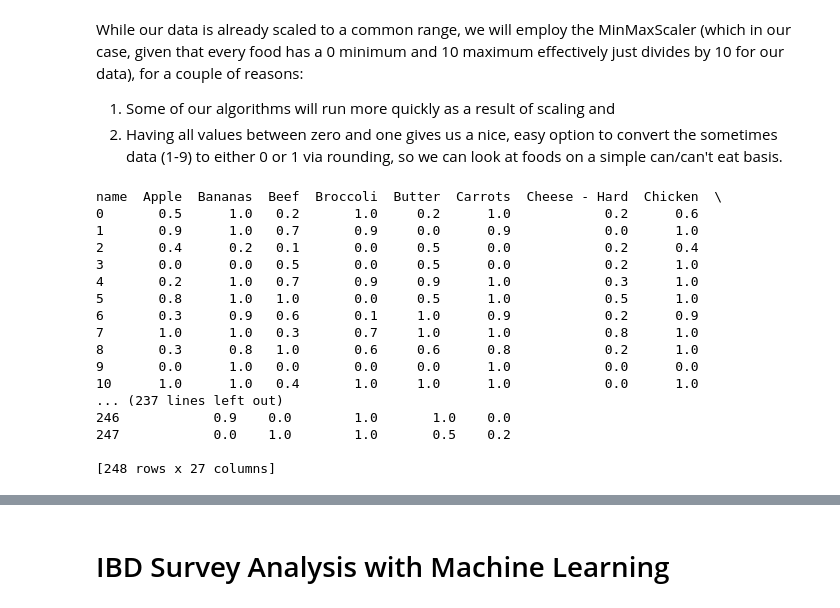
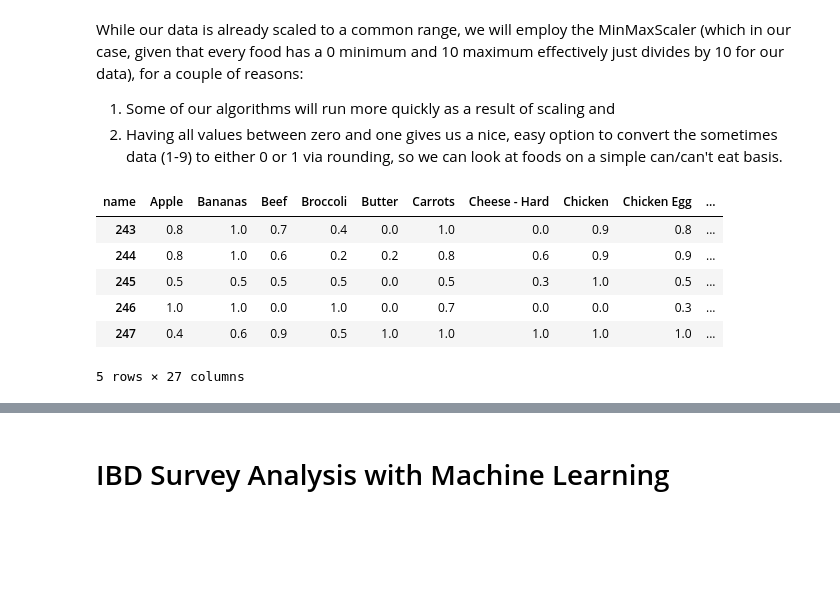
Before and after one commit to ZaxR/ibd_diet_analysis, a Jupyter notebook: IBD Diet Analysis.ipynb, the cells around one changed output, grey strips where cells are left out. Cells and saved outputs as stored; diff of their text form; code cells hidden in the pictures; blank space fills up the shorter version.

```diff
--- a/IBD Diet Analysis.ipynb
+++ b/IBD Diet Analysis.ipynb
@@ -309,44 +310,27 @@ With that, we have a fully scrubbed data set to work with. Our one last step is
 While our data is already scaled to a common range, we will employ the MinMaxScaler (which in our case, given that every food has a 0 minimum and 10 maximum effectively just divides by 10 for our data), for a couple of reasons:
 1. Some of our algorithms will run more quickly as a result of scaling and
 2. Having all values between zero and one gives us a nice, easy option to convert the sometimes data (1-9) to either 0 or 1 via rounding, so we can look at foods on a simple can/can't eat basis.
-# %%
-from sklearn import preprocessing
-
-min_max_scaler = preprocessing.MinMaxScaler()
-df_answered_pivot_scaled = min_max_scaler.fit_transform(df_before_preprocessing)
-
-df_final_27foods = pd.DataFrame(df_answered_pivot_scaled, columns=df_before_preprocessing.columns)
-print(df_final_27foods)
-
-
-# also plot histograms for all foods; add normal distribution line
-
-#df_answered_pivot.plot.hist(layout=(125,2))
-#plt.show()
-
-# f, axes = plt.subplots(125,2, figsize=(7,7), sharex=True)
-# sns.distplot(df_answered_pivot.dropna(), kde=True, color='b', ax=axes)
-# plt.show()
-
-# for column in df_answered_pivot.columns:
-#     print(type(column), column)
-#     sns.distplot(df_answered_pivot[column].dropna())
-#     plt.show()
-# %% [output]
-name  Apple  Bananas  Beef  Broccoli  Butter  Carrots  Cheese - Hard  Chicken  \
-0       0.5      1.0   0.2       1.0     0.2      1.0            0.2      0.6
-1       0.9      1.0   0.7       0.9     0.0      0.9            0.0      1.0
-2       0.4      0.2   0.1       0.0     0.5      0.0            0.2      0.4
-3       0.0      0.0   0.5       0.0     0.5      0.0            0.2      1.0
-4       0.2      1.0   0.7       0.9     0.9      1.0            0.3      1.0
-5       0.8      1.0   1.0       0.0     0.5      1.0            0.5      1.0
-6       0.3      0.9   0.6       0.1     1.0      0.9            0.2      0.9
-7       1.0      1.0   0.3       0.7     1.0      1.0            0.8      1.0
-8       0.3      0.8   1.0       0.6     0.6      0.8            0.2      1.0
-9       0.0      1.0   0.0       0.0     0.0      1.0            0.0      0.0
-10      1.0      1.0   0.4       1.0     1.0      1.0            0.0      1.0
-... (237 lines left out)
-246            0.9    0.0        1.0       1.0    0.0
-247            0.0    1.0        1.0       0.5    0.2
-
-[248 rows x 27 columns]
+# %%
+from sklearn import preprocessing
+
+min_max_scaler = preprocessing.MinMaxScaler()
+
+for k in [k for k in df_dict.keys()]:
+    if 'scaled' not in k:
+        df = df_dict.pop(k)
+        v = min_max_scaler.fit_transform(df)
+        df_dict[k+'_scaled'] = pd.DataFrame(v, columns=df.columns)
+    else:
+        print('This df is already scaled.')
+
+df_dict['df_27foods_scaled'].tail()
+
+#loses the user ID with this step - find solution
+# %% [output]
+| name | Apple | Bananas | Beef | Broccoli | Butter | Carrots | Cheese - Hard | Chicken | Chicken Egg | ... |
+| 243 | 0.8 | 1.0 | 0.7 | 0.4 | 0.0 | 1.0 | 0.0 | 0.9 | 0.8 | ... |
+| 244 | 0.8 | 1.0 | 0.6 | 0.2 | 0.2 | 0.8 | 0.6 | 0.9 | 0.9 | ... |
+| 245 | 0.5 | 0.5 | 0.5 | 0.5 | 0.0 | 0.5 | 0.3 | 1.0 | 0.5 | ... |
+| 246 | 1.0 | 1.0 | 0.0 | 1.0 | 0.0 | 0.7 | 0.0 | 0.0 | 0.3 | ... |
+| 247 | 0.4 | 0.6 | 0.9 | 0.5 | 1.0 | 1.0 | 1.0 | 1.0 | 1.0 | ... |
+5 rows × 27 columns
```
Also changed, not shown: parts of 12 cells of this notebook.
